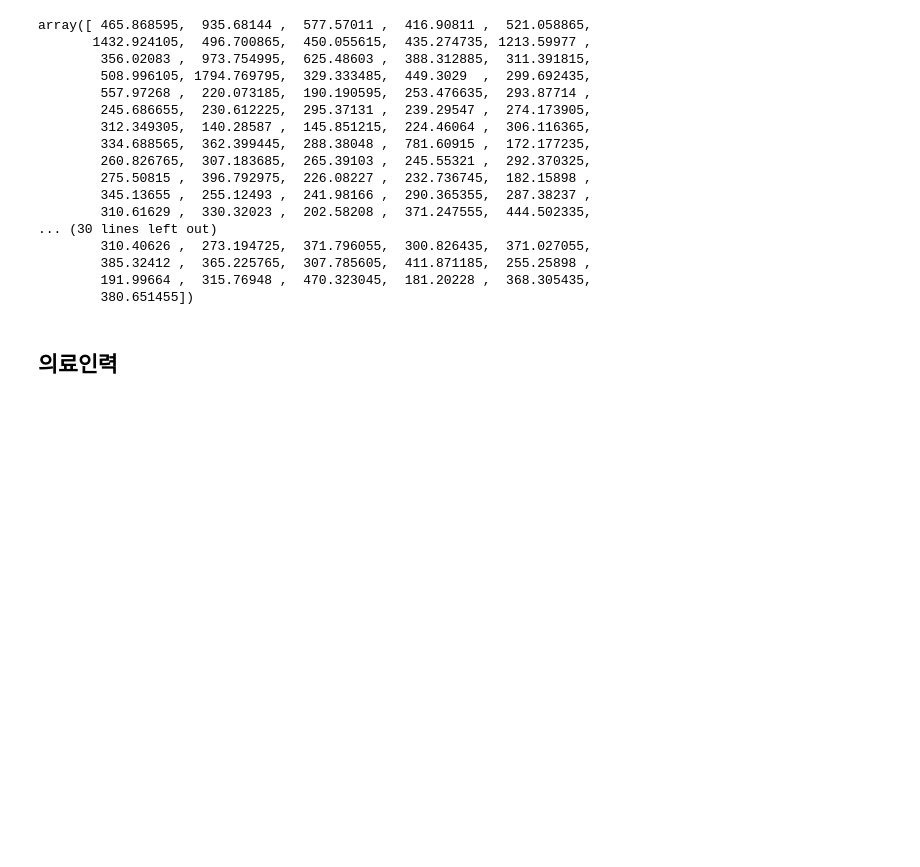
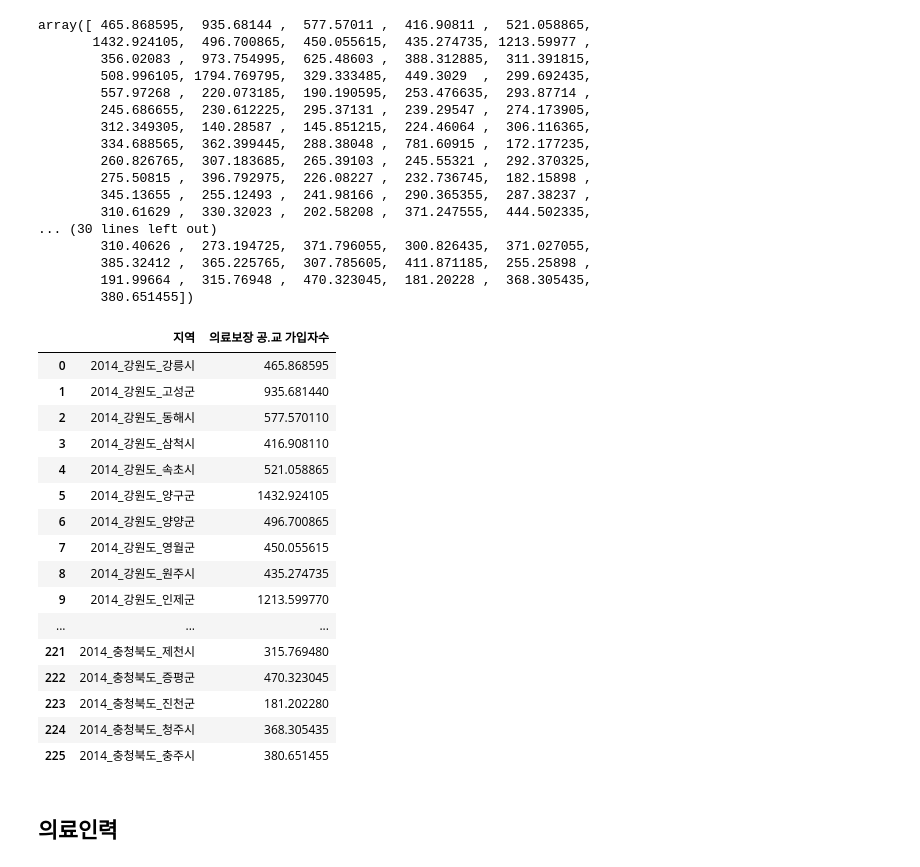
Before and after one commit to gloryle/ARTISTS, a Jupyter notebook: 1118_결측치대체(2014시군구결측치 대체).ipynb, the cells around one changed output. Drawn from its saved outputs; the diff is of its cells as text; code cells hidden in the pictures; blank space fills up the shorter version.

```diff
--- a/1118_결측치대체(2014시군구결측치 대체).ipynb
+++ b/1118_결측치대체(2014시군구결측치 대체).ipynb
@@ -150,6 +144,26 @@ array([ 465.868595,  935.68144 ,  577.57011 ,  416.90811 ,  521.058865,
         380.651455])
 # %%
 sigungu_14['의료보장 공.교 가입자수'] = mean
+# %%
+sigungu_14.loc[:,['지역','의료보장 공.교 가입자수']]
+# %% [output]
+|  | 지역 | 의료보장 공.교 가입자수 |
+| 0 | 2014_강원도_강릉시 | 465.868595 |
+| 1 | 2014_강원도_고성군 | 935.681440 |
+| 2 | 2014_강원도_동해시 | 577.570110 |
+| 3 | 2014_강원도_삼척시 | 416.908110 |
+| 4 | 2014_강원도_속초시 | 521.058865 |
+| 5 | 2014_강원도_양구군 | 1432.924105 |
+| 6 | 2014_강원도_양양군 | 496.700865 |
+| 7 | 2014_강원도_영월군 | 450.055615 |
+| 8 | 2014_강원도_원주시 | 435.274735 |
+| 9 | 2014_강원도_인제군 | 1213.599770 |
+| ... | ... | ... |
+| 221 | 2014_충청북도_제천시 | 315.769480 |
+| 222 | 2014_충청북도_증평군 | 470.323045 |
+| 223 | 2014_충청북도_진천군 | 181.202280 |
+| 224 | 2014_충청북도_청주시 | 368.305435 |
+| 225 | 2014_충청북도_충주시 | 380.651455 |
 # %% [markdown]
 ## 의료인력
 # %%
```
Also changed, not shown: parts of 31 cells of this notebook.
